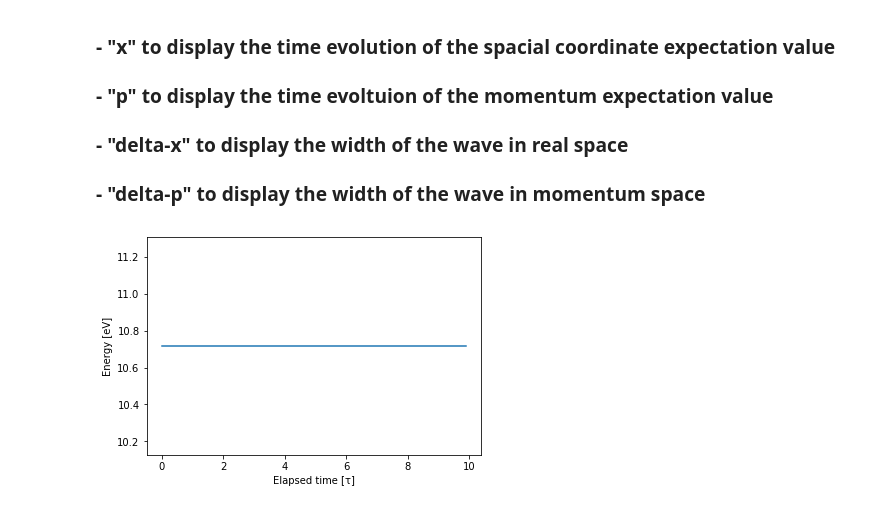
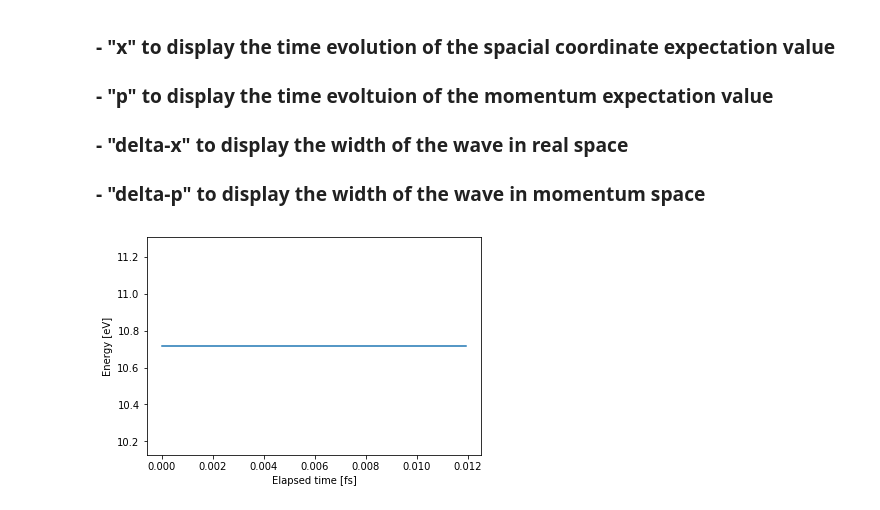
Before and after one commit to tisabe/CP2_QPP, a Jupyter notebook: animation-1d.ipynb, the cells around one changed output. Drawn from its saved outputs; the diff is of its cells as text; code cells hidden in the pictures.

```diff
--- a/animation-1d.ipynb
+++ b/animation-1d.ipynb
@@ -10,10 +10,10 @@ from IPython.display import display, clear_output
 # %% [markdown]
 ## Set the path/ filename of the file the contains the evolution of the wave function and the file that contains the potential here
 # %%
-inputfilePathReal = 'sample_data/hydr_wavefunction_output_real.txt'
-inputfilePathImag = 'sample_data/hydr_wavefunction_output_imag.txt'
-potentialfilePath = 'sample_data/hydr_potential.txt'
-observablesfilePath = 'sample_data/hydr_observables_output.txt'
+inputfilePathReal = 'sample_outputs/hydr_wavefunction_output_real.txt'
+inputfilePathImag = 'sample_outputs/hydr_wavefunction_output_imag.txt'
+potentialfilePath = 'sample_outputs/hydr_potential.txt'
+observablesfilePath = 'sample_outputs/hydr_observables_output.txt'
 # %% [markdown]
 ## Read the data from the files and save it in lists of floats
 # %%
@@ -26,6 +26,7 @@ with open(potentialfilePath,'r') as potentialfile:
     a = float(potData[0].split("\t")[1]) # retrieve lattice spacing a
     epsilon = float(potData[0].split("\t")[3]) # retrieve energy scale epsilon
     tauhat = float(potData[0].split("\t")[5]) # retrieve time step tauhat
+    omega = float(potData[0].split("\t")[7]) # retrieve omega
     del potData[0] # remove first element of the list
     potData = [float(potData[i])*epsilon/e*1e3 for i in range(len(potData))] # cast list entries to float
 
@@ -108,41 +109,41 @@ obs = "energy"
 # %%
 if(obs == "norm-1"):
-    plt.plot(obsData[0],obsData[1])
-    plt.xlabel("Elapsed time [τ]")
+    plt.plot(obsData[0]*tauhat/omega*1e15,obsData[1])
+    plt.xlabel("Elapsed time [fs]")
     plt.ylabel("Absolute deviation from 1")
     plt.show()
 
 elif(obs == "energy"):
-    plt.plot(obsData[0],obsData[2]*epsilon/e)
-    plt.xlabel("Elapsed time [τ]")
+    plt.plot(obsData[0]*tauhat/omega*1e15,obsData[2]*epsilon/e)
+    plt.xlabel("Elapsed time [fs]")
     plt.ylabel("Energy [eV]")
     plt.show()
 
 elif(obs == "x"):
-    plt.plot(obsData[0],obsData[3]*a*1e10)
-    plt.xlabel("Elapsed time [τ]")
+    plt.plot(obsData[0]*tauhat/omega*1e15,obsData[3]*a*1e10)
+    plt.xlabel("Elapsed time [fs]")
     plt.ylabel("x expectation value [Å]")
     plt.show()
 
 elif(obs == "p"):
-    plt.plot(obsData[0],obsData[4])
-    plt.xlabel("Elapsed time [τ]")
+    plt.plot(obsData[0]*tauhat/omega*1e15,obsData[4])
+    plt.xlabel("Elapsed time [fs]")
     plt.ylabel("p expectation value")
     plt.show()
 
 elif(obs == "delta-x"):
-    plt.plot(obsData[0],obsData[5])
-    plt.xlabel("Elapsed time [τ]")
-    plt.ylabel("p expectation value")
+    plt.plot(obsData[0]*tauhat/omega*1e15,obsData[5]*a*1e10)
+    plt.xlabel("Elapsed time [fs]")
+    plt.ylabel("x width of the wave function [Å]")
     plt.show()
 
 elif(obs == "delta-p"):
-    plt.plot(obsData[0],obsData[6])
-    plt.xlabel("Elapsed time [τ]")
-    plt.ylabel("p expectation value")
+    plt.plot(obsData[0]*tauhat/omega*1e15,obsData[6])
+    plt.xlabel("Elapsed time [fs]")
+    plt.ylabel("momentum width of the wave function")
     plt.show()
 
 else:
     print("Invalid value!")
 # %% [output]
-[figure, old version]
+[figure, new version]
```
Also changed, not shown: parts of 2 cells of this notebook, 10 other files.
